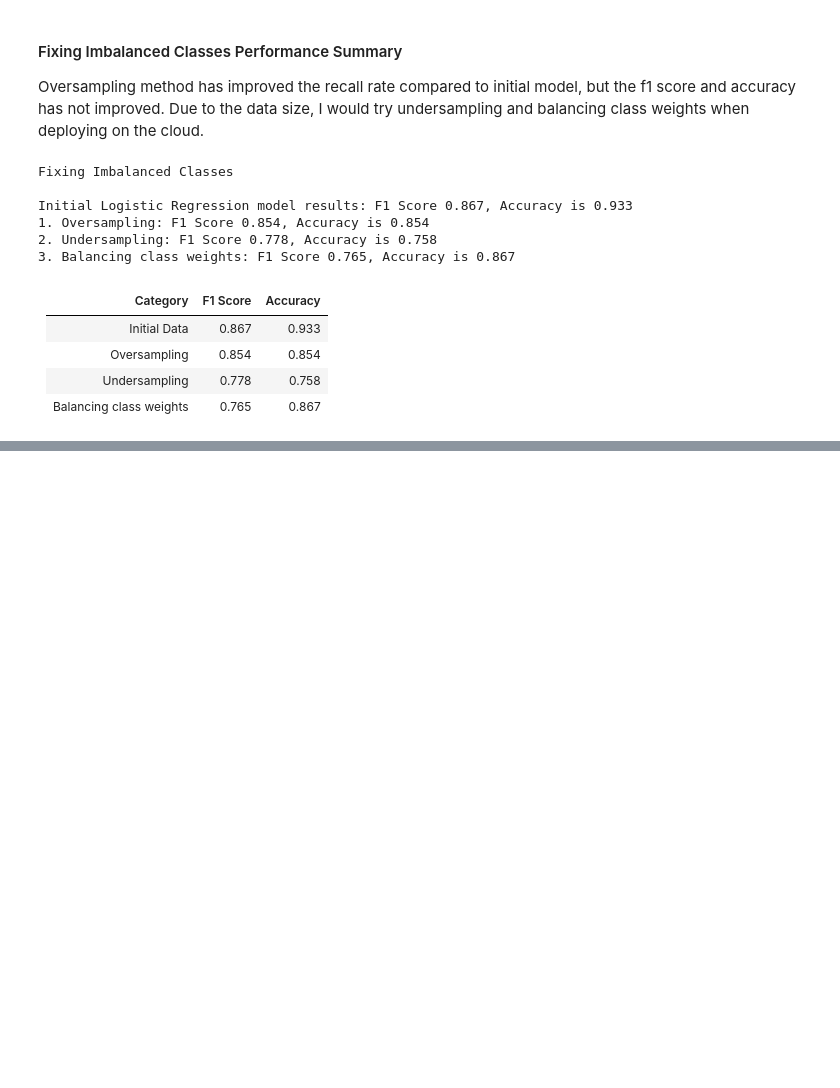
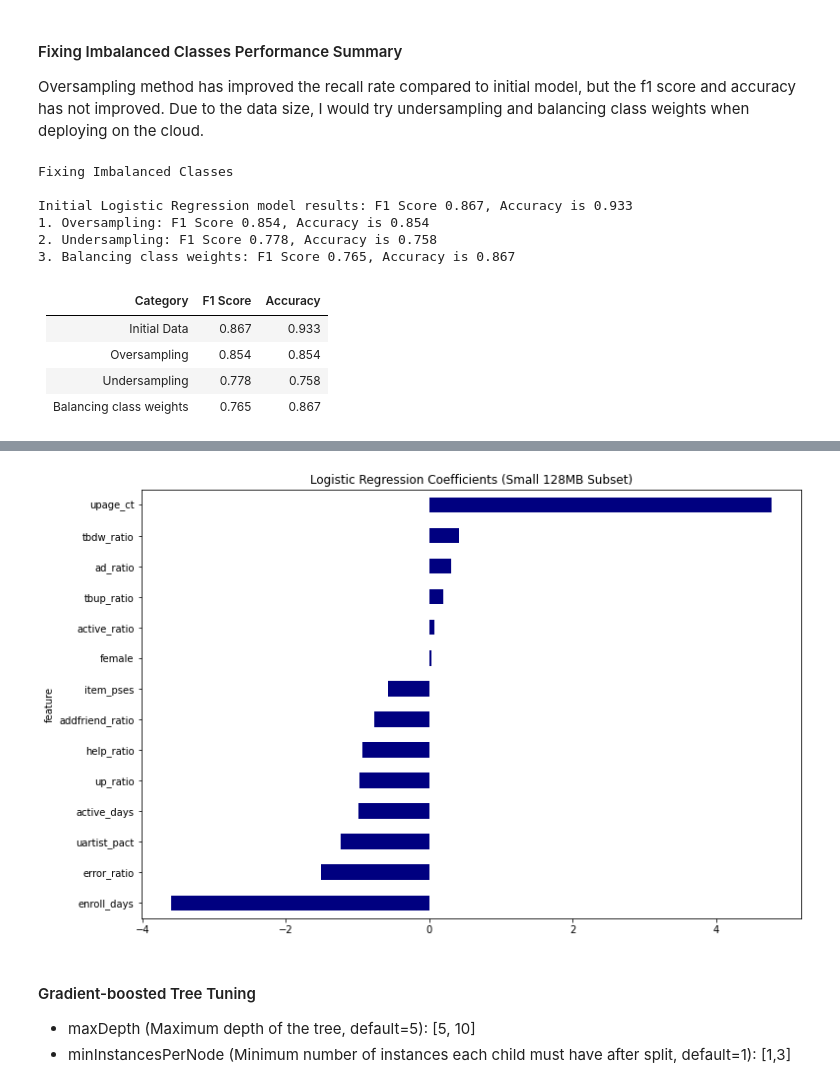
Before and after one commit to kellyhe/Churn_Prediction_Spark, a Jupyter notebook: Sparkify_Churn_Prediction.ipynb, the cells around one changed output, grey strips where cells are left out. Drawn from its saved outputs; the diff is of its cells as text; code cells hidden in the pictures; blank space fills up the shorter version.

Commit message:
Update Modeling and Evaluation Steps

```diff
--- a/Sparkify_Churn_Prediction.ipynb
+++ b/Sparkify_Churn_Prediction.ipynb
@@ -1660,0 +1553,13 @@ Initial Logistic Regression model results: F1 Score 0.867, Accuracy is 0.933
+# %%
+# Coefficients
+lr_imp = feature_importance(cvmodel_lr,cvmodel_lr.bestModel.stages[-1].coefficients)
+lr_imp['odds'] = np.exp(lr_imp['importance'])
+lr_imp.plot(kind ='barh',x ='feature',y='importance',color ='navy',legend=None,\
+            title = 'Logistic Regression Coefficients (Small 128MB Subset)',figsize = (12,8)).invert_yaxis();
+plt.savefig('images/cvlr_coef.png')
+# %% [output]
+[figure, added]
+# %% [markdown]
+#### Gradient-boosted Tree Tuning
+ - maxDepth (Maximum depth of the tree, default=5): [5, 10]
+ - minInstancesPerNode (Minimum number of instances each child must have after split, default=1): [1,3]
```
Also changed, not shown: parts of 53 cells of this notebook.
